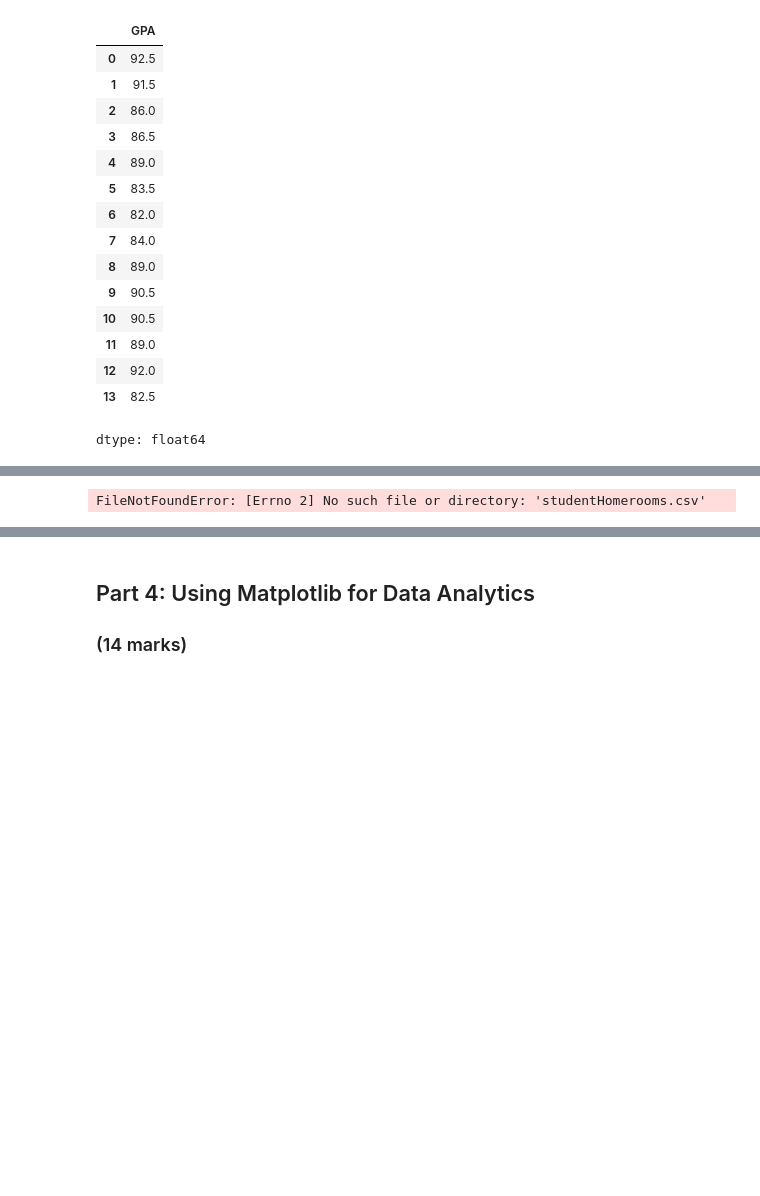
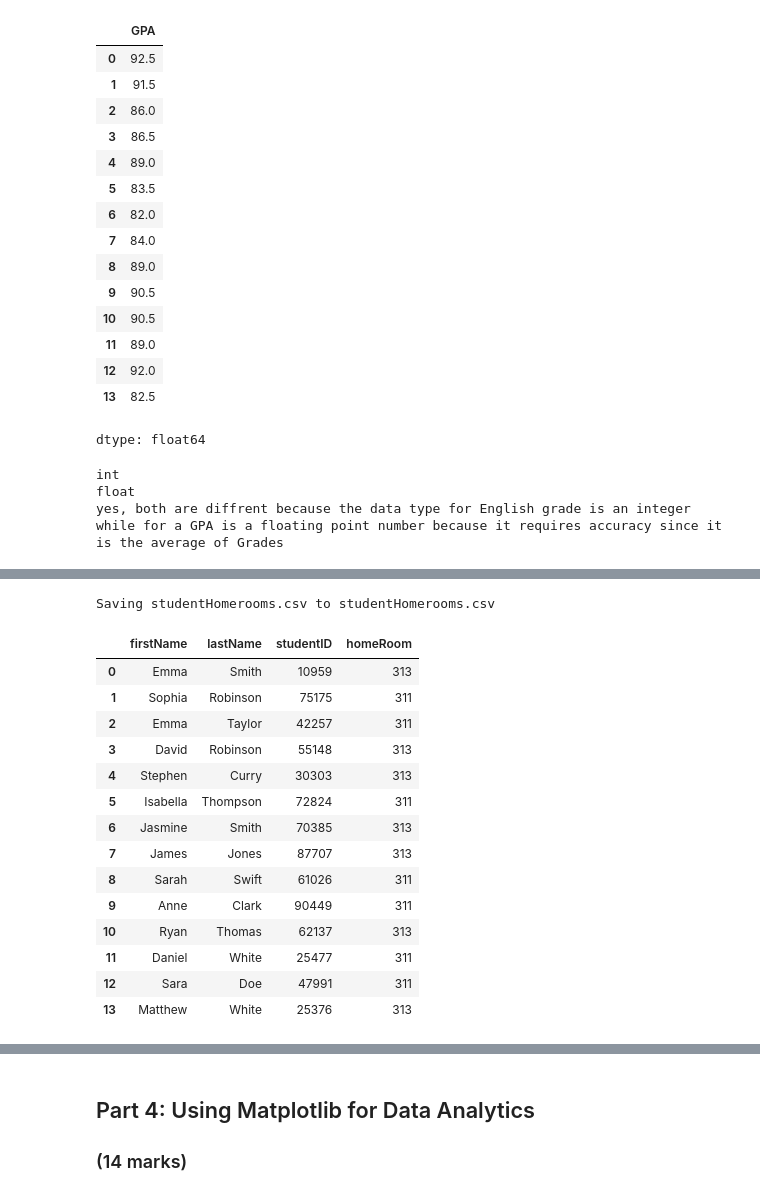
Before and after one commit to ObehiEdeoghon/engg680_2024_fall, a Jupyter notebook: Lab_Assignment1/StudentGradeManagementSystem.ipynb, the cells around one changed output, grey strips where cells are left out. Drawn from its saved outputs; the diff is of its cells as text; code cells hidden in the pictures; blank space fills up the shorter version.

```diff
--- a/Lab_Assignment1/StudentGradeManagementSystem.ipynb
+++ b/Lab_Assignment1/StudentGradeManagementSystem.ipynb
@@ -297,17 +296,27 @@ dtype: float64
 # %%
 # What is the data type of grade from the English grade dataset?
 # (0.5 mark)
-#
+#int
+print("int")
 
 # What is the data type of GPA from the merged dataset?
 # (0.5 mark)
-#
+#float
+print("float")
 
 # Is it different? Why?
 # (1 mark)
-#
+print("yes, both are diffrent because the data type for English grade is an integer while for a GPA is a floating point number because it requires accuracy since it is the average of Grades")
+# %% [output]
+int
+float
+yes, both are diffrent because the data type for English grade is an integer while for a GPA is a floating point number because it requires accuracy since it is the average of Grades
 # %%
 # Load the student homeroom CSV file into a DataFrame using the following variable name
 # (1 mark)
-df_homeroom = pd.read_csv('studentHomerooms.csv')
+import pandas as pd
+from google.colab import files
+uploaded = files.upload()
+df_studentHomerooms = pd.read_csv('studentHomerooms.csv')
+df_studentHomerooms
 # %% [output]
@@ -314,4 +324,19 @@ df_homeroom = pd.read_csv('studentHomerooms.csv')
-FileNotFoundError: [Errno 2] No such file or directory: 'studentHomerooms.csv'
+Saving studentHomerooms.csv to studentHomerooms.csv
+|  | firstName | lastName | studentID | homeRoom |
+| 0 | Emma | Smith | 10959 | 313 |
+| 1 | Sophia | Robinson | 75175 | 311 |
+| 2 | Emma | Taylor | 42257 | 311 |
+| 3 | David | Robinson | 55148 | 313 |
+| 4 | Stephen | Curry | 30303 | 313 |
+| 5 | Isabella | Thompson | 72824 | 311 |
+| 6 | Jasmine | Smith | 70385 | 313 |
+| 7 | James | Jones | 87707 | 313 |
+| 8 | Sarah | Swift | 61026 | 311 |
+| 9 | Anne | Clark | 90449 | 311 |
+| 10 | Ryan | Thomas | 62137 | 313 |
+| 11 | Daniel | White | 25477 | 311 |
+| 12 | Sara | Doe | 47991 | 311 |
+| 13 | Matthew | White | 25376 | 313 |
 # %%
 # Merge the studentHomerooms with the merged dataset. Make sure that the key you are joining on are the same typecast for both datasets.
 # Also ensure that there are no redundant columns, and finally display the first few rows.
```
Also changed, not shown: parts of 15 cells of this notebook.
